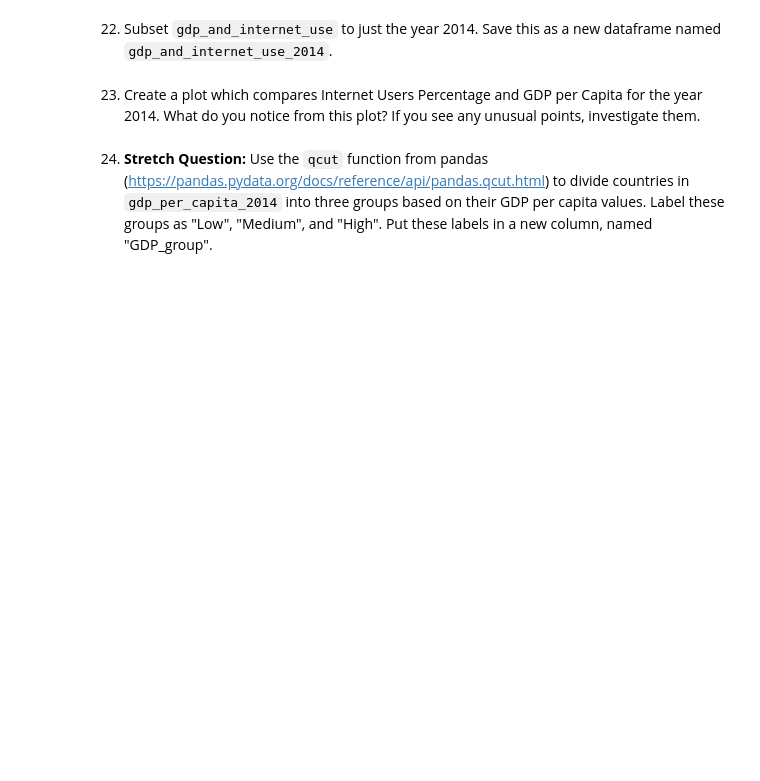
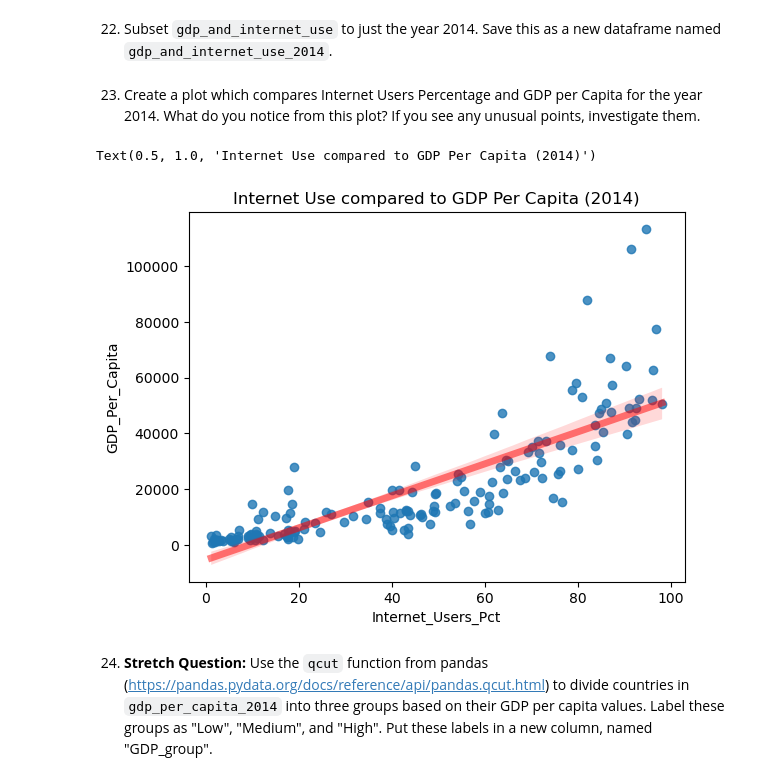
Before and after one commit to NSS-Data-Analytics-Cohort-10/gdp-and-internet-usage-emmydoore, a Jupyter notebook: notebooks/gdp-and-internet-usage.ipynb, the cells around one changed output. Saved outputs shown, nothing was run; the diff lists cells and outputs as text; code cells hidden in the pictures; blank space fills up the shorter version.

```diff
--- a/notebooks/gdp-and-internet-usage.ipynb
+++ b/notebooks/gdp-and-internet-usage.ipynb
@@ -467,5 +467,11 @@ sns.FacetGrid(top3_gdp_over_time,col='Country').map(plt.scatter,'Year','GDP_Per_
 gdp_and_internet_use_2014=gdp_and_internet_use[gdp_and_internet_use['Year']==2014]
 # %% [markdown]
 23. Create a plot which compares Internet Users Percentage and GDP per Capita for the year 2014. What do you notice from this plot? If you see any unusual points, investigate them.
+# %%
+sns.regplot(x=gdp_and_internet_use_2014['Internet_Users_Pct'],y=gdp_and_internet_use_2014['GDP_Per_Capita'],line_kws={'color':'red','alpha':0.5,'lw':5})
+plt.title('Internet Use compared to GDP Per Capita (2014)')
+# %% [output]
+Text(0.5, 1.0, 'Internet Use compared to GDP Per Capita (2014)')
+[figure, added]
 # %% [markdown]
 24. **Stretch Question:** Use the `qcut` function from pandas (https://pandas.pydata.org/docs/reference/api/pandas.qcut.html) to divide countries in `gdp_per_capita_2014` into three groups based on their GDP per capita values. Label these groups as "Low", "Medium", and "High". Put these labels in a new column, named "GDP_group".
```
Also changed, not shown: parts of 2 cells of this notebook.
